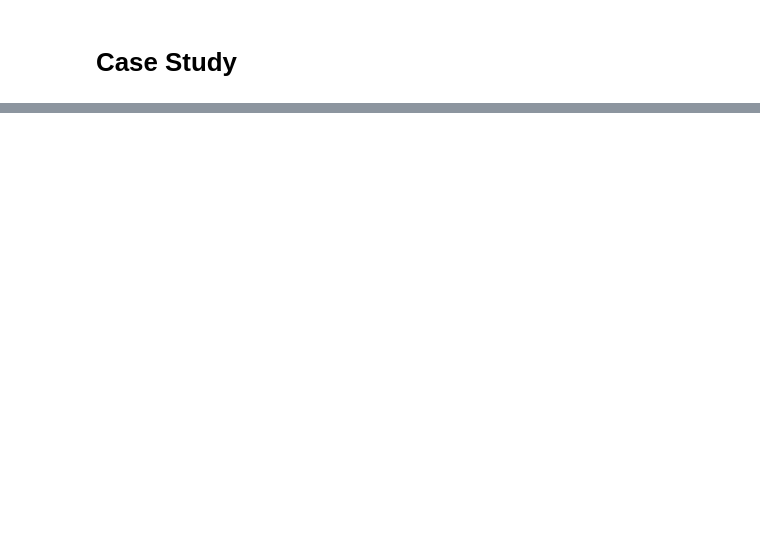
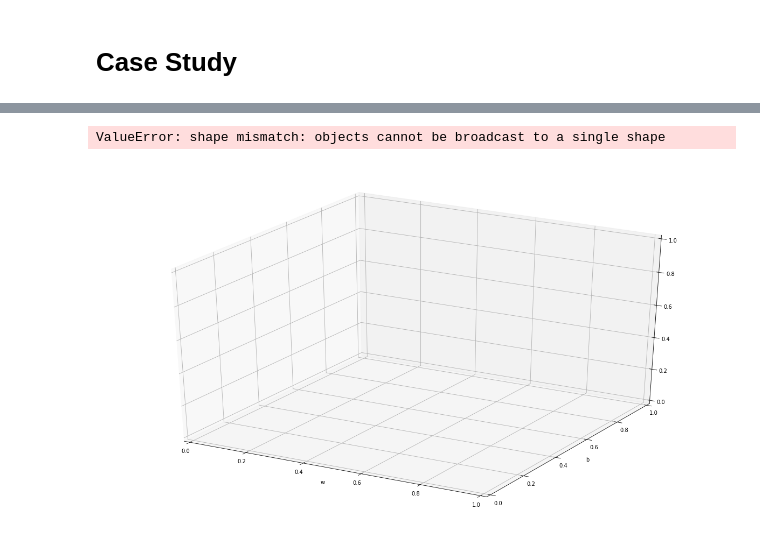
Before and after one commit to Ceruleanacg/Learning-Notes, a Jupyter notebook: note/Chapter-1.ipynb, the cells around one changed output, grey strips where cells are left out. Cells and saved outputs as stored; diff of their text form; code cells hidden in the pictures; blank space fills up the shorter version.

```diff
--- a/note/Chapter-1.ipynb
+++ b/note/Chapter-1.ipynb
@@ -92,0 +80,10 @@ plt.show()
+# %%
+figure = plt.figure(figsize=(16, 9))
+axes = Axes3D(figure)
+axes.set_xlabel('w')
+axes.set_ylabel('b')
+axes.scatter3D(np.array(w_cache), np.array(b_cache), np.array(l_cache))
+axes.plot_surface(w_sample.T, b_sample, loss, cmap='rainbow')
+# %% [output]
+ValueError: shape mismatch: objects cannot be broadcast to a single shape
+[figure, added]
```
Also changed, not shown: parts of 4 cells of this notebook, 1 other file.
